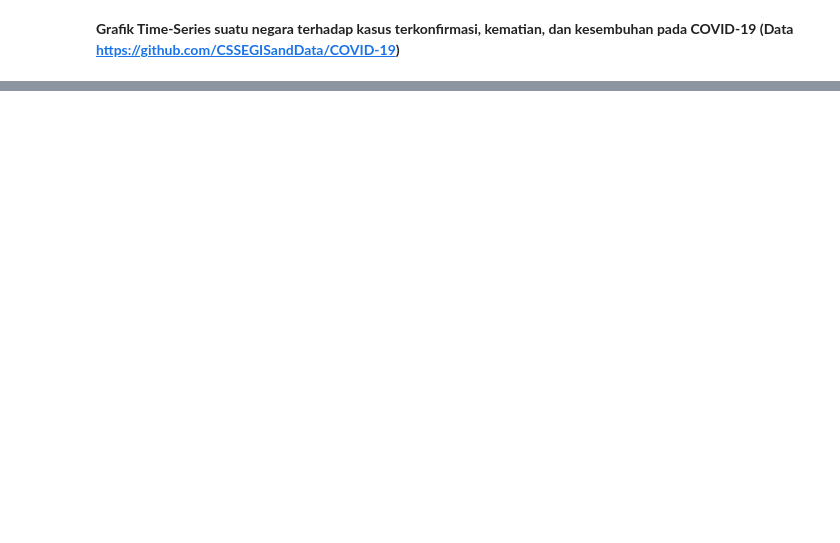
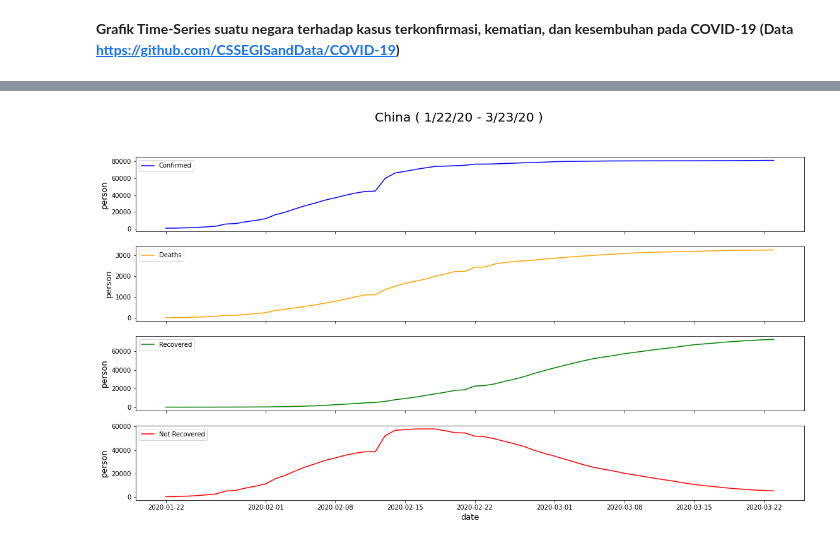
Before and after one commit to MuhammadHasbiAshshiddieqy/pythonDS-COVID-19-, a Jupyter notebook: CoronaVirusCase.ipynb, the cells around one changed output, grey strips where cells are left out. Saved outputs shown, nothing was run; the diff lists cells and outputs as text; code cells hidden in the pictures; blank space fills up the shorter version.

```diff
--- a/CoronaVirusCase.ipynb
+++ b/CoronaVirusCase.ipynb
@@ -294,0 +293,23 @@ plt.show()
+# %%
+fig, ax = plt.subplots(4,1)
+ax[0].plot(report["Date"], report["Confirmed"], color = "blue", label="Confirmed")
+ax[0].tick_params(labelbottom=False)
+ax[0].set_ylabel("person",fontsize=13)
+ax[0].legend(loc=2)
+ax[1].plot(report["Date"], report["Deaths"], color = "orange", label="Deaths")
+ax[1].tick_params(labelbottom=False)
+ax[1].set_ylabel("person",fontsize=13)
+ax[1].legend(loc=2)
+ax[2].plot(report["Date"], report["Recovered"], color = "green", label="Recovered")
+ax[2].tick_params(labelbottom=False)
+ax[2].set_ylabel("person",fontsize=13)
+ax[2].legend(loc=2)
+ax[3].plot(report["Date"], report["Not Recovered"], color = "red", label="Not Recovered")
+ax[3].set_xlabel("date",fontsize=13)
+ax[3].set_ylabel("person",fontsize=13)
+ax[3].legend(loc=2)
+plt.gcf().set_size_inches(19, 10)
+plt.suptitle(Country+" ( "+dfConfTS.columns[1]+" - "+dfConfTS.columns[-1]+" )",fontsize=20)
+plt.show()
+# %% [output]
+[figure, added]
```
Also changed, not shown: parts of 29 cells of this notebook.
